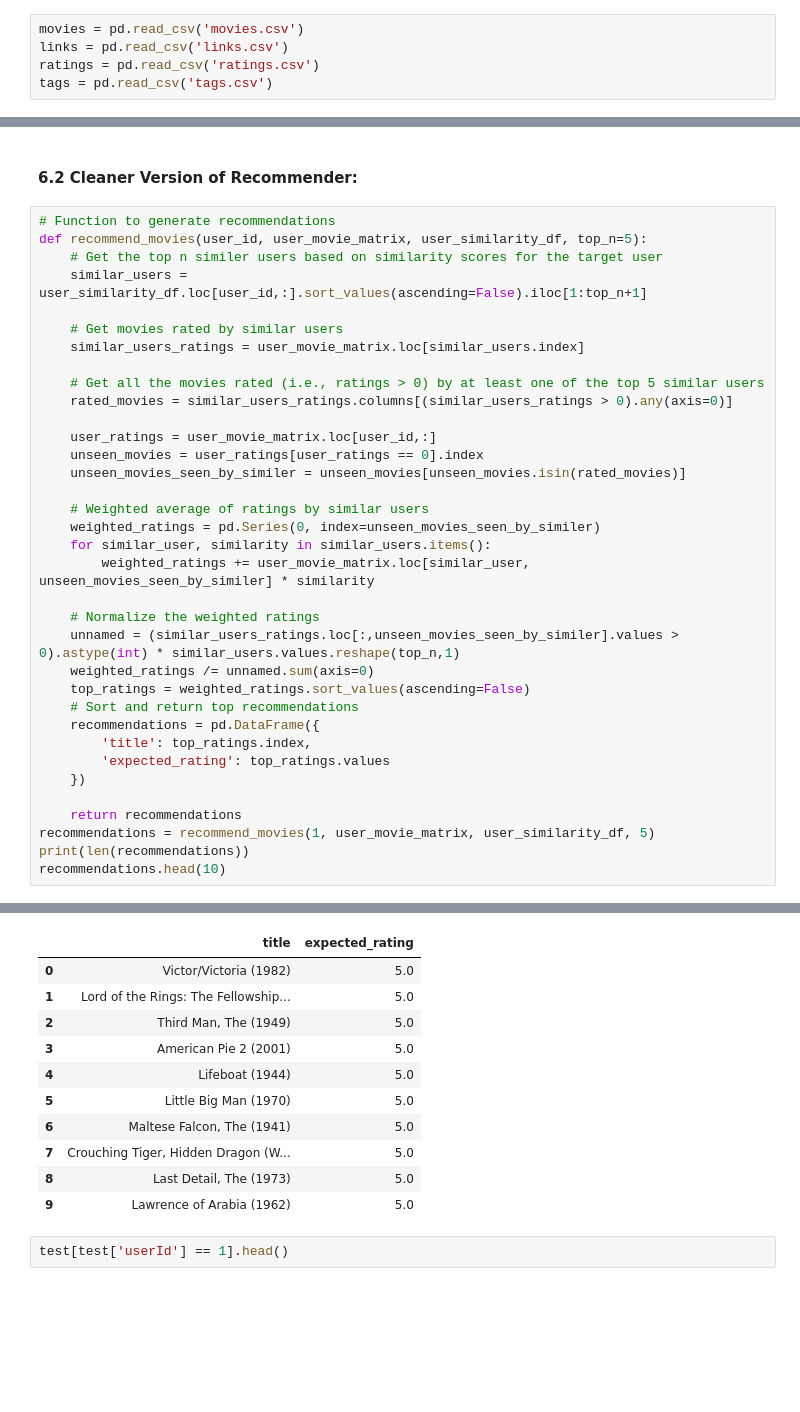
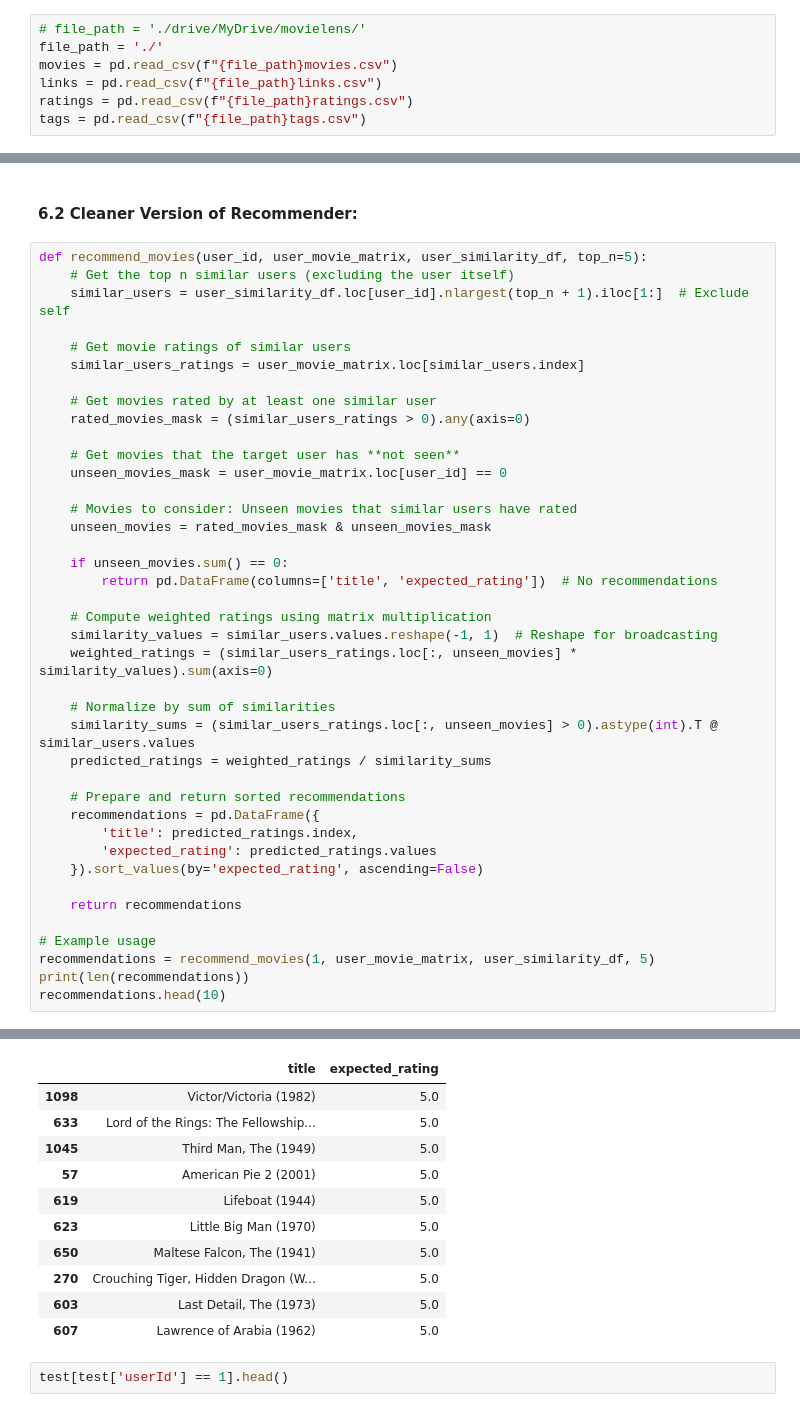
Before and after one commit to AbanoubYounan/AI-ML-Bootcamp-Sprints, a Jupyter notebook: 37-Collaborative Filtering for a Movie Recommendation System/nb.ipynb, the cells around one changed output, grey strips where cells are left out. Cells and saved outputs as stored; diff of their text form; blank space fills up the shorter version.

```diff
--- a/37-Collaborative Filtering for a Movie Recommendation System/nb.ipynb
+++ b/37-Collaborative Filtering for a Movie Recommendation System/nb.ipynb
@@ -16,10 +21,12 @@ from sklearn.metrics import precision_score, recall_score
 # %% [markdown]
 ### 2. Load Data:
 # %%
-movies = pd.read_csv('movies.csv')
-links = pd.read_csv('links.csv')
-ratings = pd.read_csv('ratings.csv')
-tags = pd.read_csv('tags.csv')
+# file_path = './drive/MyDrive/movielens/'
+file_path = './'
+movies = pd.read_csv(f"{file_path}movies.csv")
+links = pd.read_csv(f"{file_path}links.csv")
+ratings = pd.read_csv(f"{file_path}ratings.csv")
+tags = pd.read_csv(f"{file_path}tags.csv")
 # %%
 movies.head()
 # %% [output]
@@ -587,53 +594,58 @@ Helllo Number of similer users rated the movies [[0 0 1 ... 0 0 0]
 # %% [markdown]
 #### 6.2 Cleaner Version of Recommender:
 # %%
-# Function to generate recommendations
 def recommend_movies(user_id, user_movie_matrix, user_similarity_df, top_n=5):
-    # Get the top n similer users based on similarity scores for the target user
-    similar_users = user_similarity_df.loc[user_id,:].sort_values(ascending=False).iloc[1:top_n+1]
+    # Get the top n similar users (excluding the user itself)
+    similar_users = user_similarity_df.loc[user_id].nlargest(top_n + 1).iloc[1:]  # Exclude self
 
-    # Get movies rated by similar users
+    # Get movie ratings of similar users
     similar_users_ratings = user_movie_matrix.loc[similar_users.index]
 
-    # Get all the movies rated (i.e., ratings > 0) by at least one of the top 5 similar users
-    rated_movies = similar_users_ratings.columns[(similar_users_ratings > 0).any(axis=0)]
+    # Get movies rated by at least one similar user
+    rated_movies_mask = (similar_users_ratings > 0).any(axis=0)
 
-    user_ratings = user_movie_matrix.loc[user_id,:]
-    unseen_movies = user_ratings[user_ratings == 0].index
-    unseen_movies_seen_by_similer = unseen_movies[unseen_movies.isin(rated_movies)]
+    # Get movies that the target user has **not seen**
+    unseen_movies_mask = user_movie_matrix.loc[user_id] == 0
 
-    # Weighted average of ratings by similar users
-    weighted_ratings = pd.Series(0, index=unseen_movies_seen_by_similer)
-    for similar_user, similarity in similar_users.items():
-        weighted_ratings += user_movie_matrix.loc[similar_user, unseen_movies_seen_by_similer] * similarity
+    # Movies to consider: Unseen movies that similar users have rated
+    unseen_movies = rated_movies_mask & unseen_movies_mask
 
-    # Normalize the weighted ratings
-    unnamed = (similar_users_ratings.loc[:,unseen_movies_seen_by_similer].values > 0).astype(int) * similar_users.values.reshape(top_n,1)
-    weighted_ratings /= unnamed.sum(axis=0)
-    top_ratings = weighted_ratings.sort_values(ascending=False)
-    # Sort and return top recommendations
+    if unseen_movies.sum() == 0:
+        return pd.DataFrame(columns=['title', 'expected_rating'])  # No recommendations
+
+    # Compute weighted ratings using matrix multiplication
+    similarity_values = similar_users.values.reshape(-1, 1)  # Reshape for broadcasting
+    weighted_ratings = (similar_users_ratings.loc[:, unseen_movies] * similarity_values).sum(axis=0)
+
+    # Normalize by sum of similarities
+    similarity_sums = (similar_users_ratings.loc[:, unseen_movies] > 0).astype(int).T @ similar_users.values
+    predicted_ratings = weighted_ratings / similarity_sums
+
+    # Prepare and return sorted recommendations
     recommendations = pd.DataFrame({
-        'title': top_ratings.index,
-        'expected_rating': top_ratings.values
-    })
+        'title': predicted_ratings.index,
+        'expected_rating': predicted_ratings.values
+    }).sort_values(by='expected_rating', ascending=False)
 
     return recommendations
+
+# Example usage
 recommendations = recommend_movies(1, user_movie_matrix, user_similarity_df, 5)
 print(len(recommendations))
 recommendations.head(10)
 # %% [output]
 1145
 |  | title | expected_rating |
-| 0 | Victor/Victoria (1982) | 5.0 |
-| 1 | Lord of the Rings: The Fellowship... | 5.0 |
-| 2 | Third Man, The (1949) | 5.0 |
-| 3 | American Pie 2 (2001) | 5.0 |
-| 4 | Lifeboat (1944) | 5.0 |
-| 5 | Little Big Man (1970) | 5.0 |
-| 6 | Maltese Falcon, The (1941) | 5.0 |
-| 7 | Crouching Tiger, Hidden Dragon (W... | 5.0 |
-| 8 | Last Detail, The (1973) | 5.0 |
-| 9 | Lawrence of Arabia (1962) | 5.0 |
+| 1098 | Victor/Victoria (1982) | 5.0 |
+| 633 | Lord of the Rings: The Fellowship... | 5.0 |
+| 1045 | Third Man, The (1949) | 5.0 |
+| 57 | American Pie 2 (2001) | 5.0 |
+| 619 | Lifeboat (1944) | 5.0 |
+| 623 | Little Big Man (1970) | 5.0 |
+| 650 | Maltese Falcon, The (1941) | 5.0 |
+| 270 | Crouching Tiger, Hidden Dragon (W... | 5.0 |
+| 603 | Last Detail, The (1973) | 5.0 |
+| 607 | Lawrence of Arabia (1962) | 5.0 |
 # %%
 test[test['userId'] == 1].head()
 # %% [output]
```
Also changed, not shown: parts of 21 cells of this notebook, 3 other files.
